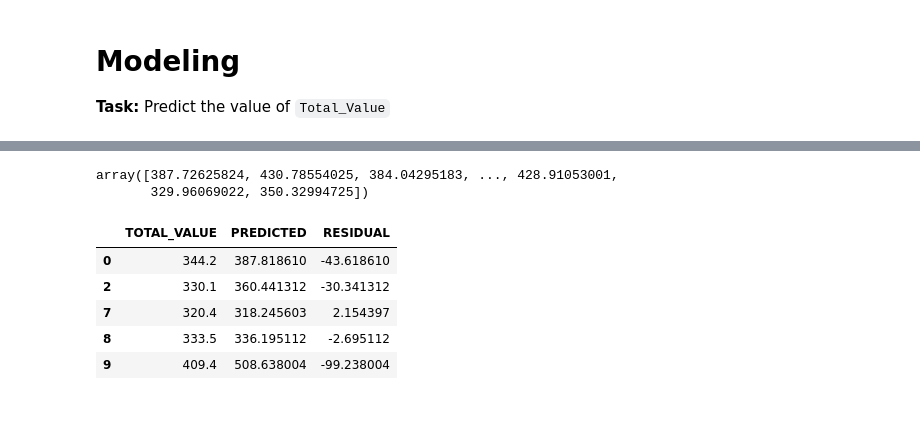
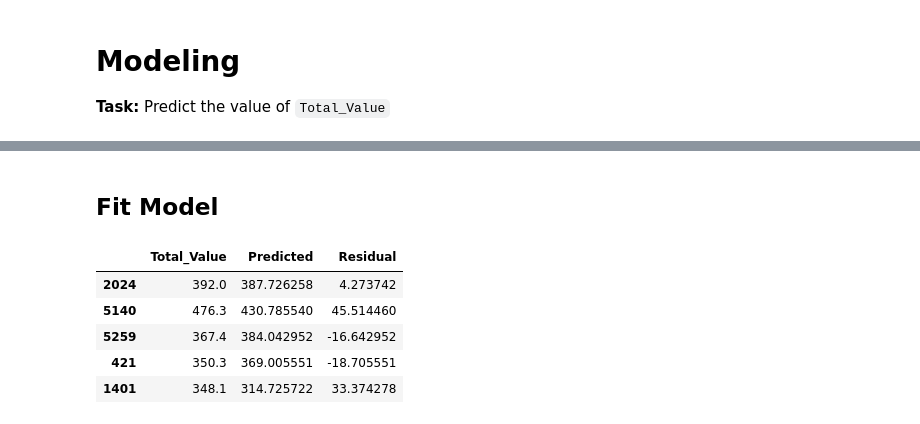
Before and after one commit to Hussainaly/data_mining_business_analytics, a Jupyter notebook: west_roxbury.ipynb, the cells around one changed output, grey strips where cells are left out. Drawn from its saved outputs; the diff is of its cells as text; code cells hidden in the pictures.

Commit message:
Updated charts and added new data.

```diff
--- a/west_roxbury.ipynb
+++ b/west_roxbury.ipynb
@@ -134,8 +128,11 @@ from sklearn.model_selection import train_test_split
 # %%
-X = housing_df.drop('TOTAL_VALUE', axis=1)
-y = housing_df['TOTAL_VALUE']
+response = 'TOTAL_VALUE'
+X = housing_df.drop(response, axis=1)
+y = housing_df[response]
 # %%
 train_X, valid_X, train_y, valid_y = train_test_split(X, y, test_size=0.4, random_state=1)
+# %% [markdown]
+## Fit Model
 # %%
 model = LinearRegression()
 model.fit(train_X, train_y)
@@ -143,17 +139,13 @@ train_pred = model.predict(train_X)
-# %%
-train_pred
-# %% [output]
-array([387.72625824, 430.78554025, 384.04295183, ..., 428.91053001,
-       329.96069022, 350.32994725])
 # %%
-results = pd.DataFrame({'TOTAL_VALUE': train_y,
-                       'PREDICTED': train_pred,
-                       'RESIDUAL': train_y - train_pred})
-results.sort_index().head()
+train_pred = model.predict(train_X)
+train_result = pd.DataFrame({'Total_Value': train_y,
+                       'Predicted': train_pred,
+                       'Residual': train_y - train_pred})
+train_result.head()
 # %% [output]
-|  | TOTAL_VALUE | PREDICTED | RESIDUAL |
-| 0 | 344.2 | 387.818610 | -43.618610 |
-| 2 | 330.1 | 360.441312 | -30.341312 |
-| 7 | 320.4 | 318.245603 | 2.154397 |
-| 8 | 333.5 | 336.195112 | -2.695112 |
-| 9 | 409.4 | 508.638004 | -99.238004 |
+|  | Total_Value | Predicted | Residual |
+| 2024 | 392.0 | 387.726258 | 4.273742 |
+| 5140 | 476.3 | 430.785540 | 45.514460 |
+| 5259 | 367.4 | 384.042952 | -16.642952 |
+| 421 | 350.3 | 369.005551 | -18.705551 |
+| 1401 | 348.1 | 314.725722 | 33.374278 |
```
Also changed, not shown: parts of 24 cells of this notebook.
